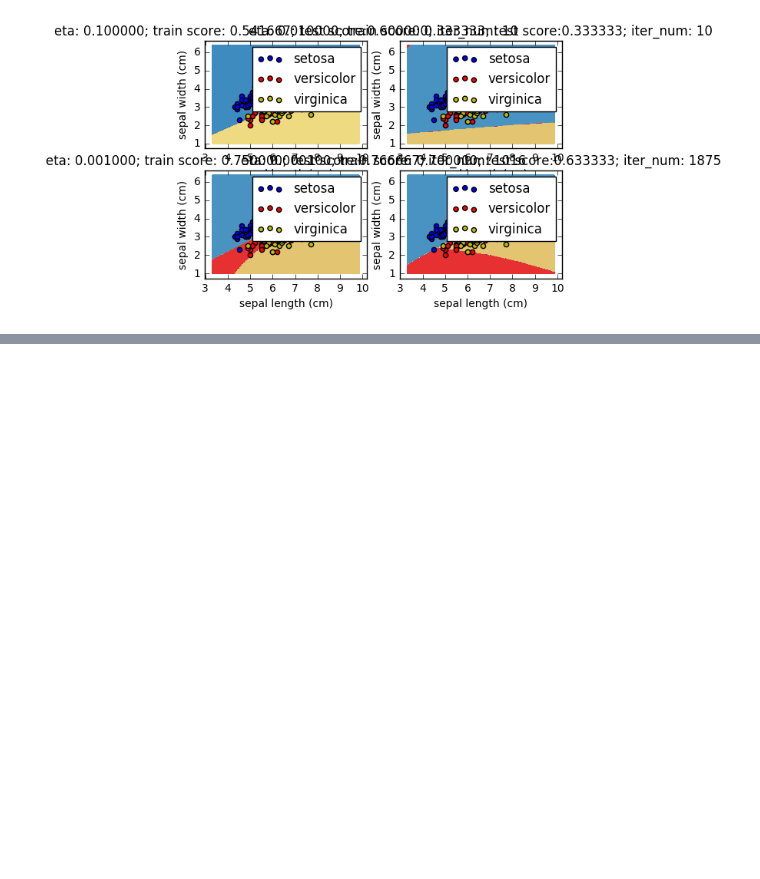
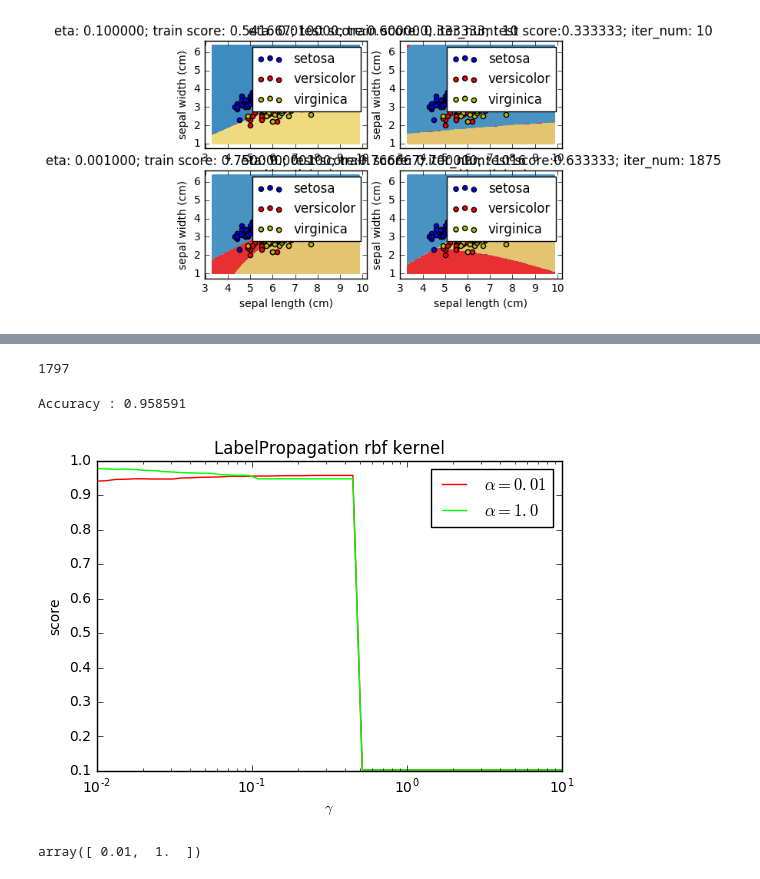
Before and after one commit to probao/Machine_Learning_Basis, a Jupyter notebook: Python-Machine Learning.ipynb, the cells around one changed output, grey strips where cells are left out. Saved outputs shown, nothing was run; the diff lists cells and outputs as text; code cells hidden in the pictures; blank space fills up the shorter version.

```diff
--- a/Python-Machine Learning.ipynb
+++ b/Python-Machine Learning.ipynb
@@ -2372,0 +2419,57 @@ mlpclassifier_iris_eta()
+# %%
+digits=datasets.load_digits()
+len(digits.data)
+# %% [output]
+1797
+# %%
+def test_LabelPropagation(*data):
+    X,y,unlabeled_indices=data
+    y_train=np.copy(y) # numpy 有广播
+    y_train[unlabeled_indices]=-1 # 未标记样本的标记设定为-1
+    clf=LabelPropagation(max_iter=100, kernel='rbf', gamma=0.1)
+    clf.fit(X, y_train)
+    ### 获取预测准确率
+    true_labels = y[unlabeled_indices] # 真实标记
+    print("Accuracy : %f" % clf.score(X[unlabeled_indices], true_labels))
+
+
+data=load_data()
+test_LabelPropagation(*data)
+# %% [output]
+Accuracy : 0.958591
+# %%
+# 考察折中系数alpha对于rdf核的LabelPropagation的性能预测
+def test_LabelPropagation_rbf(*data):
+    X,y,unlabeled_indices=data
+    y_train=np.copy(y)
+    y_train[unlabeled_indices]=-1
+
+    fig=plt.figure()
+    ax=fig.add_subplot(1,1,1)
+    #alphas=np.linspace(0.01,1,num=10, endpoint=True)
+    alphas=np.linspace(0.01,1,num=2, endpoint=True)
+    gammas=np.logspace(-2,1,num=50)
+    #colors=((1,0,0),(0,1,0),(0,0,1),(0.5,0.5,0),(0,0.5,0.5),(0.5,0,0.5),
+    #       (0.4,0.6,0),(0.6,0.4,0),(0,0.6,0.4),(0.5,0.3,0.2)) # 颜色集合，不同的曲线用不同的颜色
+    colors=((1,0,0),(0,1,0))
+    for alpha, color in zip(alphas, colors):
+        scores=[]
+        for gamma in gammas:
+            clf=LabelPropagation(max_iter=100, gamma=gamma, alpha=alpha, kernel='rbf')
+            clf.fit(X, y_train)
+            #print('score:{0}'.format(clf.score(X[unlabeled_indices],y[unlabeled_indices])))
+            scores.append(clf.score(X[unlabeled_indices],y[unlabeled_indices]))
+        ax.plot(gammas, scores, label=r"$\alpha=%s$" % alpha, color=color)
+
+    ## 设置图形
+    ax.set_xlabel(r"$\gamma$")
+    ax.set_ylabel("score")
+    ax.set_xscale("log")
+    ax.legend(loc="best")
+    ax.set_title("LabelPropagation rbf kernel")
+    plt.show()
+# %%
+data=load_data()
+test_LabelPropagation_rbf(*data)
+# %% [output]
+[figure, added]
@@ -2373 +2478,5 @@ mlpclassifier_iris_eta()
+# %%
+alphas
+# %% [output]
+array([ 0.01,  1.  ])
 # %%
```
Also changed, not shown: parts of 8 cells of this notebook.
